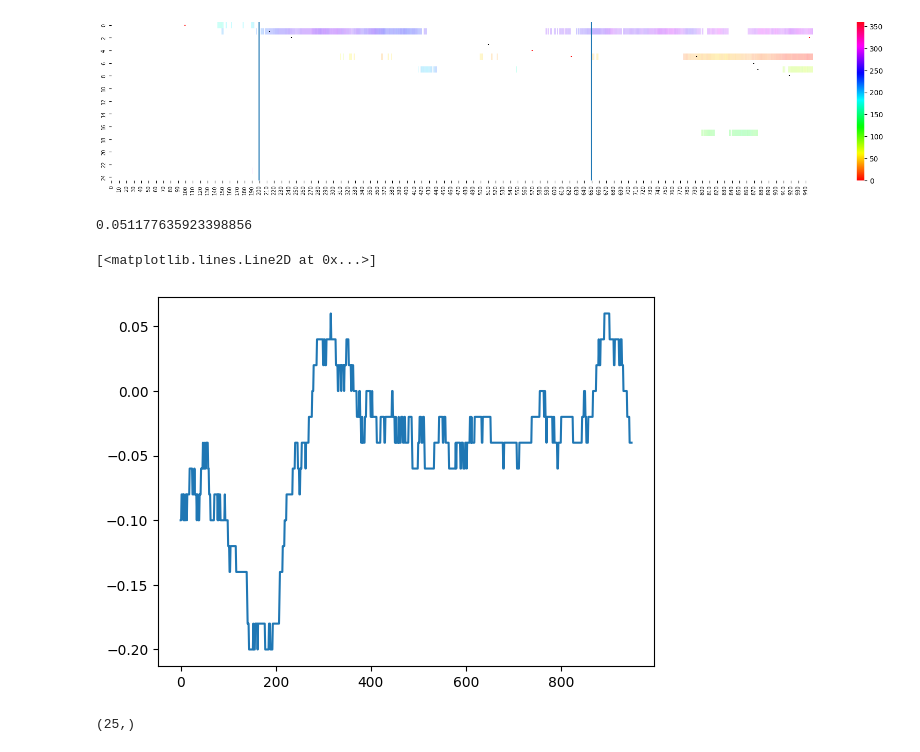
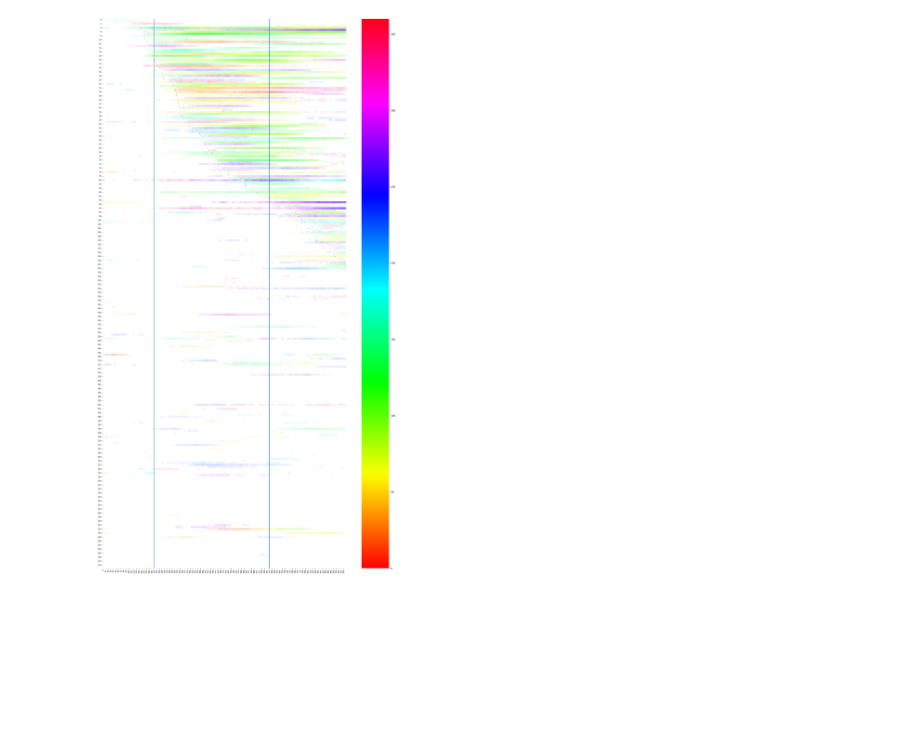
Before and after one commit to Ibos-lab/EphysVibe, a Jupyter notebook: examples/auc_roc.ipynb, the cells around one changed output. Cells and saved outputs as stored; diff of their text form; code cells hidden in the pictures; blank space fills up the shorter version.

```diff
--- a/examples/auc_roc.ipynb
+++ b/examples/auc_roc.ipynb
@@ -284,0 +147,3 @@ len(np.where(np.array(p_color)<0.05)[0])
+# %%
+for path in paths:
+    s_path = os.path.normpath(path).split(os.sep)
@@ -334,12 +221,20 @@ np.save(s_path[-2]+'/'+s_path[-1][:-3]+'_neuron', arr=np.array(neuron))
 # %%
-all_mag = np.load(s_path[-2]+'/'+s_path[-1][:-3]+'_mag.npy')
-all_ang = np.load(s_path[-2]+'/'+s_path[-1][:-3]+'_ang.npy')
-p_color_all = np.load(s_path[-2]+'/'+s_path[-1][:-3]+'_p_color.npy')
-p_orient_all = np.load(s_path[-2]+'/'+s_path[-1][:-3]+'_p_orient.npy')
-neuron = np.load(s_path[-2]+'/'+s_path[-1][:-3]+'_neuron.npy')
+all_mag = np.load(s_path[-2]+'/'+s_path[-2]+'_150_mag.npy')
+all_ang = np.load(s_path[-2]+'/'+s_path[-2]+'_150_ang.npy')
+p_color_all = np.load(s_path[-2]+'/'+s_path[-2]+'_150_p_color.npy')
+p_orient_all = np.load(s_path[-2]+'/'+s_path[-2]+'_150_p_orient.npy')
+neuron = np.load(s_path[-2]+'/'+s_path[-2]+'_150_neuron.npy')
+# %%
+def scale_mag(x, out_range=(0.05, 1)):
+    domain = 0.2, 1
+    y = (x - (domain[1] + domain[0]) / 2) / (domain[1] - domain[0])
+    return y * (out_range[1] - out_range[0]) + (out_range[1] + out_range[0]) / 2
 # %%
 quant_steps=360*4
 cmap=cm.get_cmap('hsv',quant_steps)
 
 f_all_mag=np.where(np.array(all_mag)>1,1.,np.array(all_mag))
-mask=f_all_mag<0.2
+lim = 0.2
+mask=f_all_mag<lim
+f_all_mag = scale_mag(f_all_mag)
+f_all_mag = np.where(f_all_mag<0,0,f_all_mag)
@@ -368,39 +279,26 @@ array([23, 14, 15, 17, 10, 18, 12, 13, 22, 21, 20, 19, 16,  0,  9,  8,  7,
 # %%
 c_o_mask = np.argmin([color_max,orient_max],axis=0)
 c_mask = c_o_mask==0
 o_mask = c_o_mask == 1
 c_o_max = np.nanmin([color_max,orient_max],axis=0)
-idx_orient_sort = np.argsort(c_o_max)
-#idx_orient_sort=idx_orient_sort[c_o_max[idx_orient_sort]!=0]
+idx_c_o_sort = np.argsort(c_o_max)
+#idx_c_o_sort=idx_c_o_sort[c_o_max[idx_c_o_sort]!=0]
 
-fig,ax = plt.subplots(figsize=(22,4))
+fig,ax = plt.subplots(figsize=(22,40))
 #ax.vlines([200,650],0,200)
-ax = sns.heatmap(np.array(all_ang)[idx_orient_sort],cmap=cmap,vmin=0,vmax=360,alpha=f_all_mag[idx_orient_sort],mask=mask[idx_orient_sort],ax=ax)#,yticklabels=np.arange(len(all_ang[idx_orient_sort])))
+ax = sns.heatmap(np.array(all_ang)[idx_c_o_sort],cmap=cmap,vmin=0,vmax=360,alpha=f_all_mag[idx_c_o_sort],mask=mask[idx_c_o_sort],ax=ax)#,yticklabels=np.arange(len(all_ang[idx_c_o_sort])))
 
-ax.scatter(color_max[idx_orient_sort],np.arange(len(c_o_max[idx_orient_sort]))+0.5,marker='|',color='r',label='color',s=4)
-ax.scatter(orient_max[idx_orient_sort],np.arange(len(c_o_max[idx_orient_sort]))+0.5,marker='|',color='k',label='orientation',s=4)
+ax.scatter(color_max[idx_c_o_sort],np.arange(len(c_o_max[idx_c_o_sort]))+0.5,marker='|',color='r',label='color',s=4)
+ax.scatter(orient_max[idx_c_o_sort],np.arange(len(c_o_max[idx_c_o_sort]))+0.5,marker='|',color='k',label='orientation',s=4)
 # ax.set_xticks(np.arange(0,len(all_ang[0]),5).tolist())
 # ax.set_xlabel(pp)
 ax.tick_params(labelsize=7)
 ax.vlines([200,650],0,1075)
-#ax.scatter(c_o_max[idx_orient_sort],np.arange(len(c_o_max[idx_orient_sort]))+0.5,marker='|')
+#ax.scatter(c_o_max[idx_c_o_sort],np.arange(len(c_o_max[idx_c_o_sort]))+0.5,marker='|')
 #ax.set_yticks(np.arange(len(all_ang)))
 #g.set_ylabel(np.array(np.arange(len(all_ang)),dtype=str))
 # ax.set_xlabel(np.arange(-200,len(all_ang[0])-200))
 #fig.legend(fontsize=9)
 plt.show()
 # %% [output]
-[figure, old version]
+[figure, new version]
-# %%
-np.array(all_color)[idx_orient_sort][0][316]
-# %% [output]
-0.051177635923398856
-# %%
-plt.plot(np.array(all_color)[idx_orient_sort][0])
-# %% [output]
-[<matplotlib.lines.Line2D at 0x...>]
-[figure, removed]
-# %%
-idx_orient_sort.shape
-# %% [output]
-(25,)
```
Also changed, not shown: parts of 43 cells of this notebook, 5 other files.
